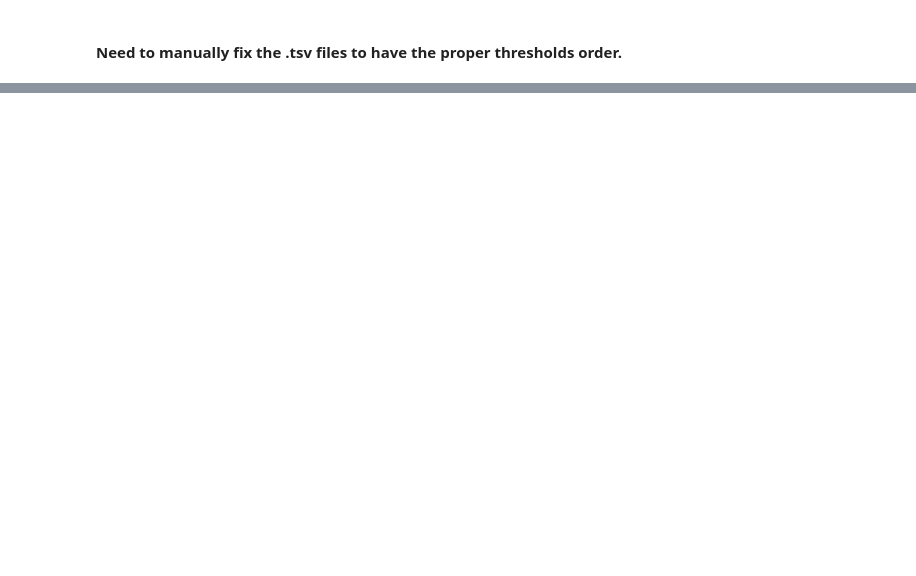
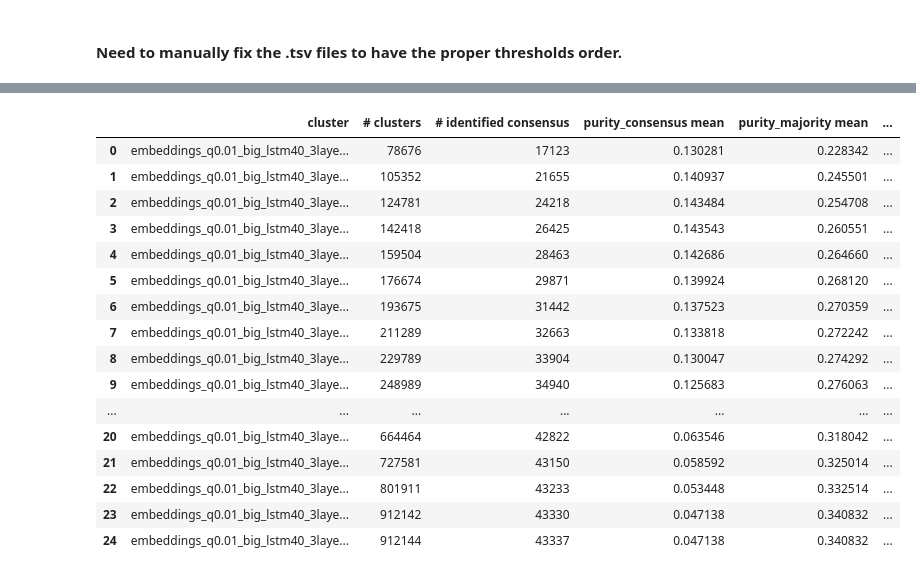
Before and after one commit to eduseiti/MSEmbedding, a Jupyter notebook: notebooks/results_comparison.ipynb, the cells around one changed output, grey strips where cells are left out. Drawn from its saved outputs; the diff is of its cells as text; code cells hidden in the pictures; blank space fills up the shorter version.

```diff
--- a/notebooks/results_comparison.ipynb
+++ b/notebooks/results_comparison.ipynb
@@ -7,6 +7,8 @@ MARACLUSTER = "/media/eduseiti/Seagate Expansion Drive/unicamp/clustering/linfen
 EMBEDDINGS_Q001 = "/media/eduseiti/Seagate Expansion Drive/unicamp/clustering/linfeng/sample/backup_first_comparisson_20200225/clusters_quality_analysis/clusters_sample_0.1_embeddings_q0.01_clusters_quality_20200219.tsv"
 
 PVALUES_10_Q001 = "/media/eduseiti/ebee9cb2-c63c-48bf-b862-004aba7612ee/unicamp/clustering_linfeng_sample_pvalues/clusters_quality/clusters_0.1_embeddings_q0.01_big_lstm40_3layer_pvalue_clusters_quality_20200401.tsv"
+PVALUES_50_Q001 = "/media/eduseiti/ebee9cb2-c63c-48bf-b862-004aba7612ee/unicamp/clustering_linfeng_sample_pvalues/clusters_quality/clusters_0.1_embeddings_q0.01_big_lstm40_3layer_pvalue_0.5_clusters_quality_20200402.tsv"
+PVALUES_01_Q001 = "/media/eduseiti/ebee9cb2-c63c-48bf-b862-004aba7612ee/unicamp/clustering_linfeng_sample_pvalues/clusters_quality/clusters_0.1_embeddings_q0.01_big_lstm40_3layer_pvalue_0.01_clusters_quality_20200403.tsv"
 # %% [markdown]
 #### Need to manually fix the .tsv files to have the proper thresholds order.
 # %%
@@ -22,3 +19,9 @@ pvalues_10_q001 = pd.read_csv(PVALUES_10_Q001, sep='\t')
+# %%
+# Load the new results
+
+pvalues_10_q001 = pd.read_csv(PVALUES_10_Q001, sep='\t')
+pvalues_50_q001 = pd.read_csv(PVALUES_50_Q001, sep='\t')
+pvalues_01_q001 = pd.read_csv(PVALUES_01_Q001, sep='\t')
 # %%
 maracluster['x-axis'] = maracluster['# clusters'] / 912146
 maracluster['y-axis'] = maracluster['# identified consensus'] / 43087
@@ -28,3 +31,6 @@ embeddings_q001['y-axis'] = embeddings_q001['# identified consensus'] / 43087
 # %%
 pvalues_10_q001['x-axis'] = pvalues_10_q001['# clusters'] / 912146
 pvalues_10_q001['y-axis'] = pvalues_10_q001['# identified consensus'] / 43087
+# %%
+pvalues_50_q001['x-axis'] = pvalues_50_q001['# clusters'] / 912146
+pvalues_50_q001['y-axis'] = pvalues_50_q001['# identified consensus'] / 43087
@@ -36,0 +96,20 @@ pvalues_10_q001
+# %%
+pvalues_50_q001
+# %% [output]
+|  | cluster | # clusters | # identified consensus | purity_consensus mean | purity_majority mean | ... |
+| 0 | embeddings_q0.01_big_lstm40_3laye... | 78676 | 17123 | 0.130281 | 0.228342 | ... |
+| 1 | embeddings_q0.01_big_lstm40_3laye... | 105352 | 21655 | 0.140937 | 0.245501 | ... |
+| 2 | embeddings_q0.01_big_lstm40_3laye... | 124781 | 24218 | 0.143484 | 0.254708 | ... |
+| 3 | embeddings_q0.01_big_lstm40_3laye... | 142418 | 26425 | 0.143543 | 0.260551 | ... |
+| 4 | embeddings_q0.01_big_lstm40_3laye... | 159504 | 28463 | 0.142686 | 0.264660 | ... |
+| 5 | embeddings_q0.01_big_lstm40_3laye... | 176674 | 29871 | 0.139924 | 0.268120 | ... |
+| 6 | embeddings_q0.01_big_lstm40_3laye... | 193675 | 31442 | 0.137523 | 0.270359 | ... |
+| 7 | embeddings_q0.01_big_lstm40_3laye... | 211289 | 32663 | 0.133818 | 0.272242 | ... |
+| 8 | embeddings_q0.01_big_lstm40_3laye... | 229789 | 33904 | 0.130047 | 0.274292 | ... |
+| 9 | embeddings_q0.01_big_lstm40_3laye... | 248989 | 34940 | 0.125683 | 0.276063 | ... |
+| ... | ... | ... | ... | ... | ... | ... |
+| 20 | embeddings_q0.01_big_lstm40_3laye... | 664464 | 42822 | 0.063546 | 0.318042 | ... |
+| 21 | embeddings_q0.01_big_lstm40_3laye... | 727581 | 43150 | 0.058592 | 0.325014 | ... |
+| 22 | embeddings_q0.01_big_lstm40_3laye... | 801911 | 43233 | 0.053448 | 0.332514 | ... |
+| 23 | embeddings_q0.01_big_lstm40_3laye... | 912142 | 43330 | 0.047138 | 0.340832 | ... |
+| 24 | embeddings_q0.01_big_lstm40_3laye... | 912144 | 43337 | 0.047138 | 0.340832 | ... |
```
Also changed, not shown: parts of 16 cells of this notebook.
